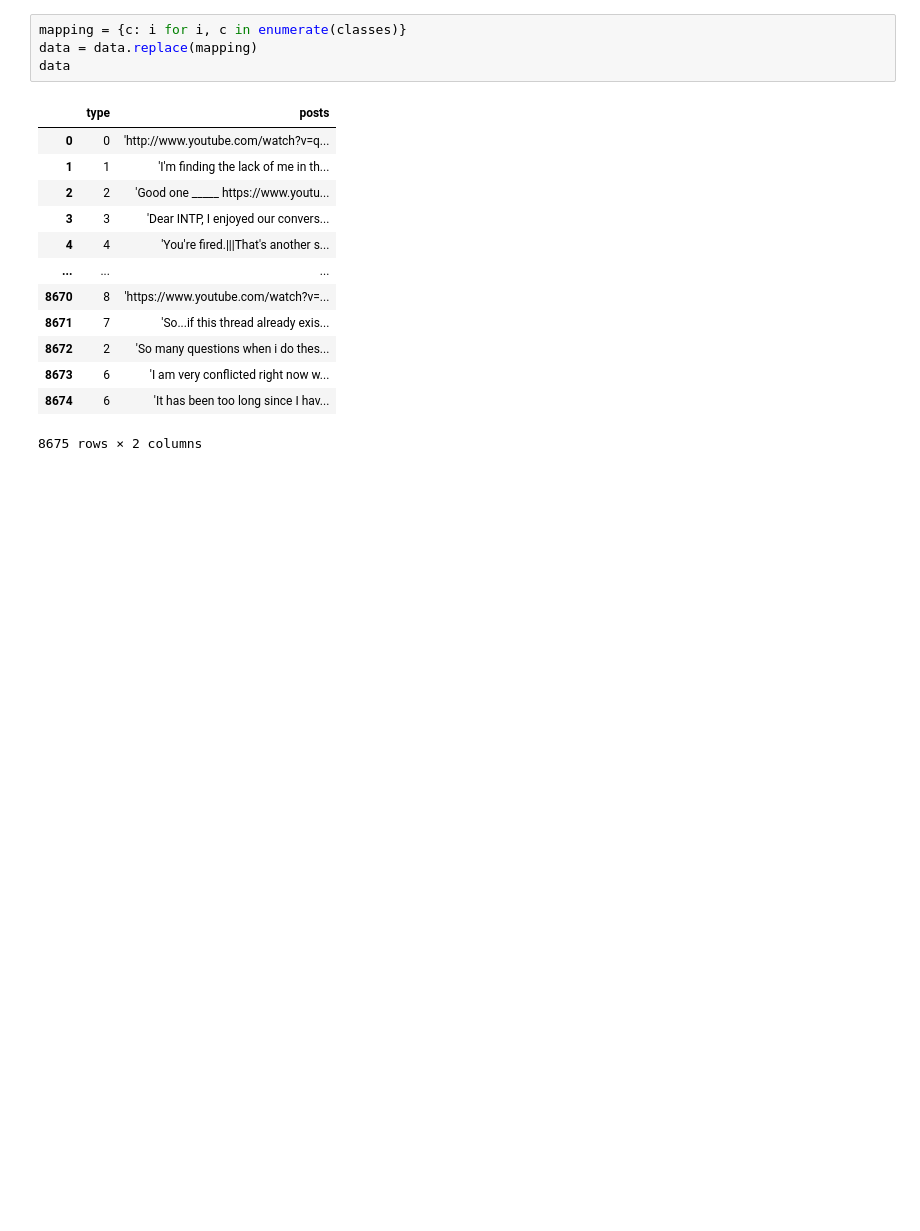
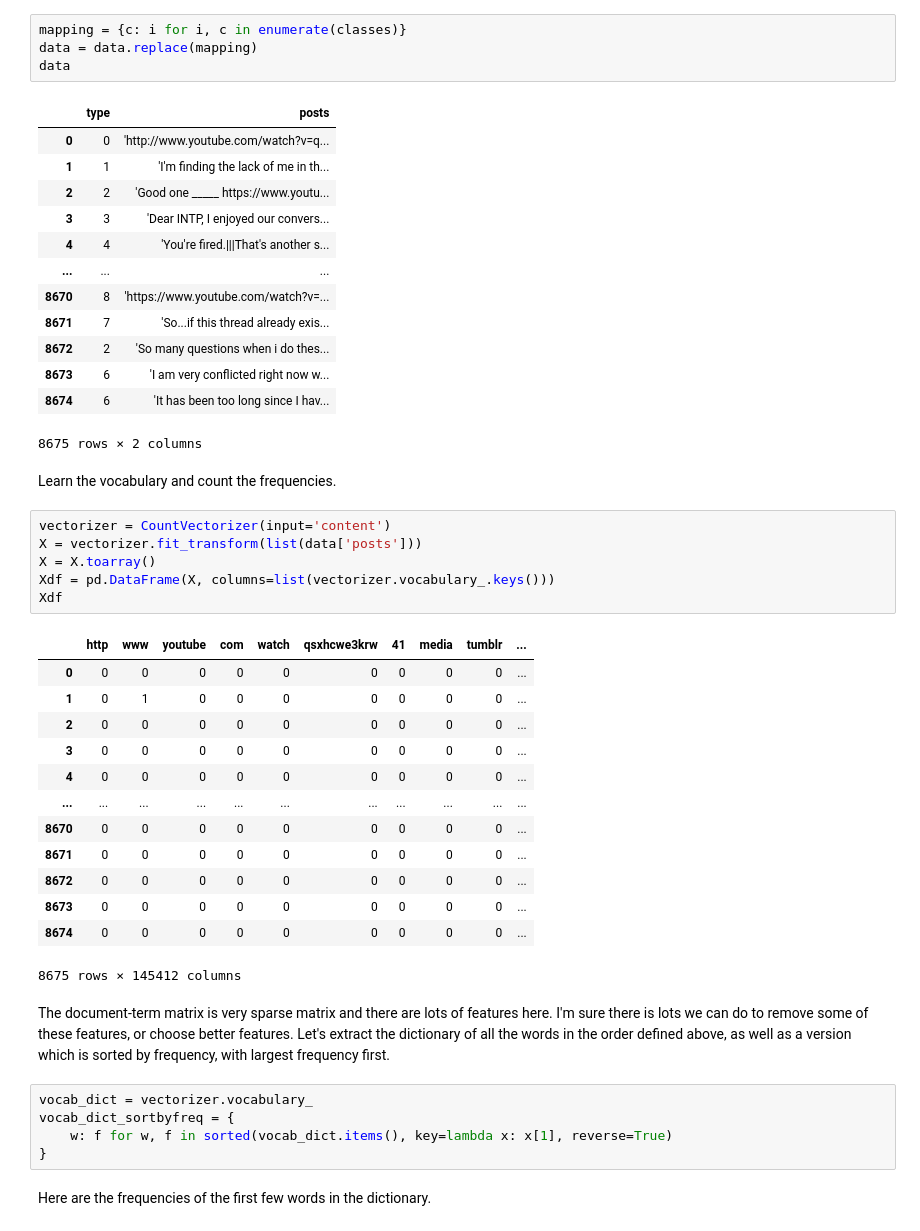
Before and after one commit to jordanlarmstrong/playground, a Jupyter notebook: test_notebook.ipynb, the cells around one changed output. Saved outputs shown, nothing was run; the diff lists cells and outputs as text; blank space fills up the shorter version.

```diff
--- a/test_notebook.ipynb
+++ b/test_notebook.ipynb
@@ -95,3 +96,34 @@ data
 | 8673 | 6 | 'I am very conflicted right now w... |
 | 8674 | 6 | 'It has been too long since I hav... |
 8675 rows × 2 columns
+# %% [markdown]
+Learn the vocabulary and count the frequencies.
+# %%
+vectorizer = CountVectorizer(input='content')
+X = vectorizer.fit_transform(list(data['posts']))
+X = X.toarray()
+Xdf = pd.DataFrame(X, columns=list(vectorizer.vocabulary_.keys()))
+Xdf
+# %% [output]
+|  | http | www | youtube | com | watch | qsxhcwe3krw | 41 | media | tumblr | ... |
+| 0 | 0 | 0 | 0 | 0 | 0 | 0 | 0 | 0 | 0 | ... |
+| 1 | 0 | 1 | 0 | 0 | 0 | 0 | 0 | 0 | 0 | ... |
+| 2 | 0 | 0 | 0 | 0 | 0 | 0 | 0 | 0 | 0 | ... |
+| 3 | 0 | 0 | 0 | 0 | 0 | 0 | 0 | 0 | 0 | ... |
+| 4 | 0 | 0 | 0 | 0 | 0 | 0 | 0 | 0 | 0 | ... |
+| ... | ... | ... | ... | ... | ... | ... | ... | ... | ... | ... |
+| 8670 | 0 | 0 | 0 | 0 | 0 | 0 | 0 | 0 | 0 | ... |
+| 8671 | 0 | 0 | 0 | 0 | 0 | 0 | 0 | 0 | 0 | ... |
+| 8672 | 0 | 0 | 0 | 0 | 0 | 0 | 0 | 0 | 0 | ... |
+| 8673 | 0 | 0 | 0 | 0 | 0 | 0 | 0 | 0 | 0 | ... |
+| 8674 | 0 | 0 | 0 | 0 | 0 | 0 | 0 | 0 | 0 | ... |
+8675 rows × 145412 columns
+# %% [markdown]
+The document-term matrix is very sparse matrix and there are lots of features here. I'm sure there is lots we can do to remove some of these features, or choose better features. Let's extract the dictionary of all the words in the order defined above, as well as a version which is sorted by frequency, with largest frequency first.
+# %%
+vocab_dict = vectorizer.vocabulary_
+vocab_dict_sortbyfreq = {
+    w: f for w, f in sorted(vocab_dict.items(), key=lambda x: x[1], reverse=True)
+}
+# %% [markdown]
+Here are the frequencies of the first few words in the dictionary.
```
Also changed, not shown: parts of 22 cells of this notebook.
